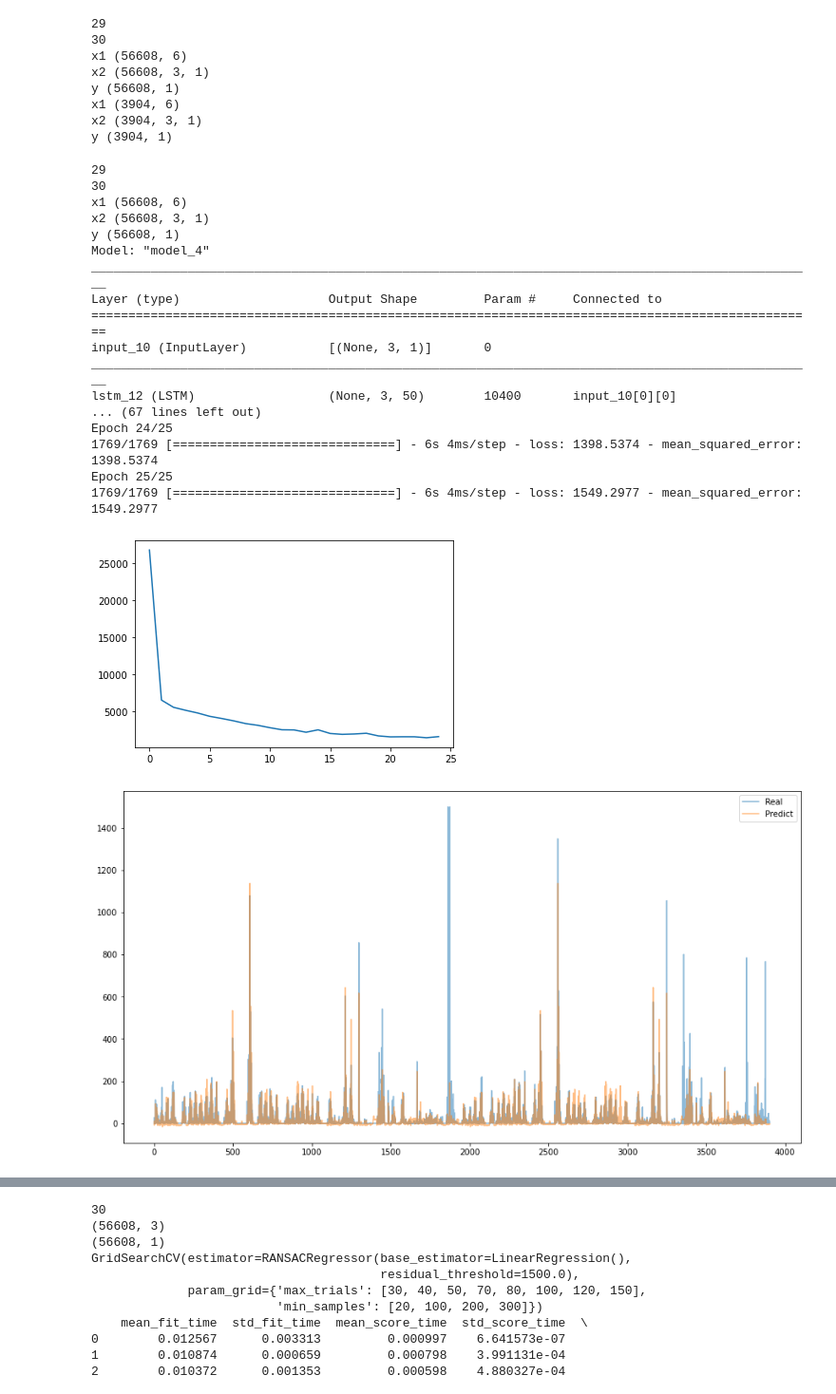
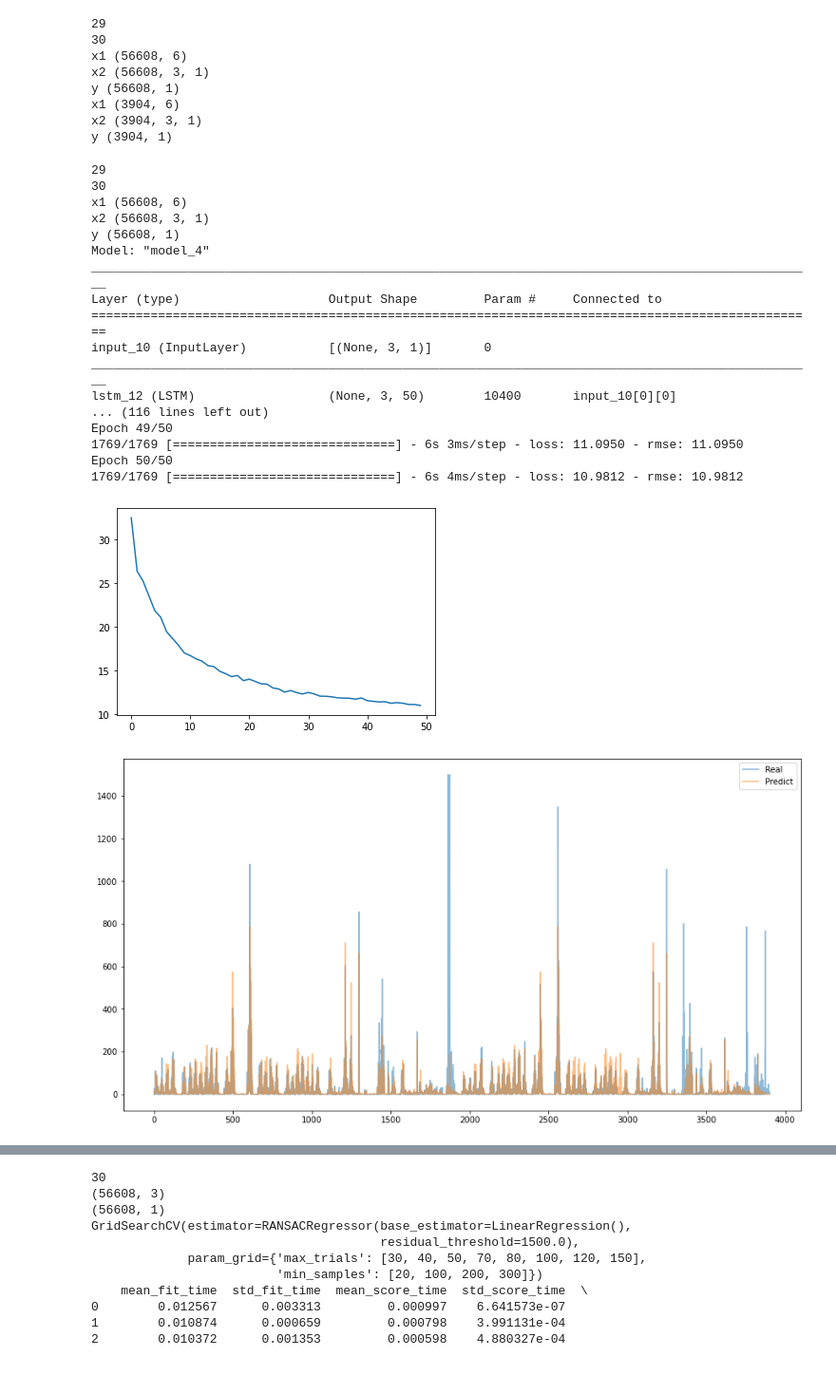
Before and after one commit to Alberto7526/MonografiaGithub, a Jupyter notebook: Pruebas.ipynb, the cells around one changed output, grey strips where cells are left out. Shown: that part at 95% size. Cells and saved outputs as stored; diff of their text form; code cells hidden in the pictures.

```diff
--- a/Pruebas.ipynb
+++ b/Pruebas.ipynb
@@ -87,6 +87,11 @@ y (56608, 1)
 x1 (3904, 6)
 x2 (3904, 3, 1)
 y (3904, 1)
+# %%
+from keras import backend
+
+def rmse(y_true, y_pred):
+    return backend.sqrt(backend.mean(backend.square(y_pred - y_true), axis=-1))
 # %%
 split_data =split_rnn(df,3)
 
@@ -101,42 +106,42 @@ input2 = Input(shape=x2_train.shape[1:])
 
 layer1_rnn = LSTM(50,return_sequences=True,activation = 'relu')(input2)
 layer2_rnn = LSTM(25,return_sequences=True,activation = 'relu')(layer1_rnn)
 layer2_rnn = LSTM(10)(layer2_rnn)
 layer1_dense = Dense(10)(input1)
 layer3 = Concatenate()([layer2_rnn,layer1_dense])
 layer3 = Dense(10)(layer3)
 output = Dense(1)(layer3)
 model = Model(inputs=[input1,input2],outputs=[output])
 
 print(model.summary())
 
 model.compile(optimizer='adam',
-            loss='MeanSquaredError',
-            metrics=['MeanSquaredError'])
+            loss=rmse,
+            metrics=[rmse])
 
-history = model.fit([x1_train,x2_train],y_train,epochs=25)
+history = model.fit([x1_train,x2_train],y_train,epochs=50)
 
 plt.plot(history.history['loss'])
 plt.show()
 # %% [output]
 29
 30
 x1 (56608, 6)
 x2 (56608, 3, 1)
 y (56608, 1)
 Model: "model_4"
 __________________________________________________________________________________________________
 Layer (type)                    Output Shape         Param #     Connected to
 ==================================================================================================
 input_10 (InputLayer)           [(None, 3, 1)]       0
 __________________________________________________________________________________________________
 lstm_12 (LSTM)                  (None, 3, 50)        10400       input_10[0][0]
-... (67 lines left out)
-Epoch 24/25
-1769/1769 [==============================] - 6s 4ms/step - loss: 1398.5374 - mean_squared_error: 1398.5374
-Epoch 25/25
-1769/1769 [==============================] - 6s 4ms/step - loss: 1549.2977 - mean_squared_error: 1549.2977
+... (116 lines left out)
+Epoch 49/50
+1769/1769 [==============================] - 6s 3ms/step - loss: 11.0950 - rmse: 11.0950
+Epoch 50/50
+1769/1769 [==============================] - 6s 4ms/step - loss: 10.9812 - rmse: 10.9812
-[figure, old version]
+[figure, new version]
 # %%
 x1_test,x2_test,y_test = split_data['test']
 y_pred = model.predict([x1_test,x2_test])
@@ -148,7 +153,7 @@ plt.plot(y_pred,alpha=0.5,label = 'Predict')
 plt.legend()
 plt.show()
 # %% [output]
-[figure, old version]
+[figure, new version]
 # %%
 def calculate_cost_of_sales(cost,expense,quantity,initial_inventory=0):
     '''
```
Also changed, not shown: parts of 4 cells of this notebook, 14 other files.
